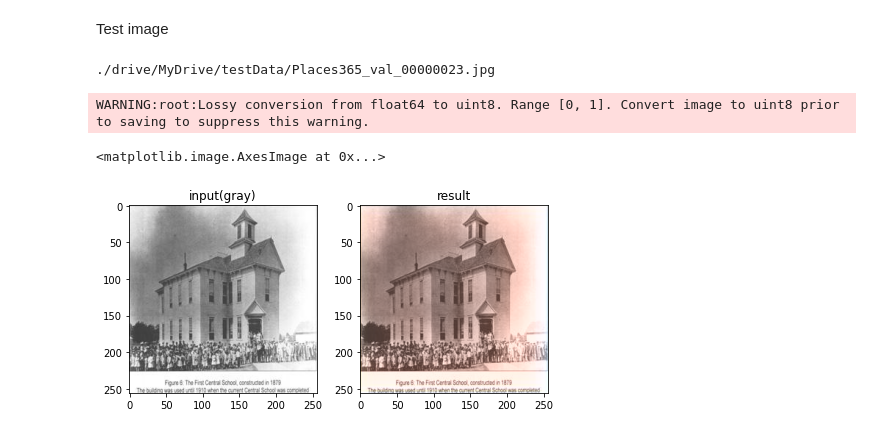
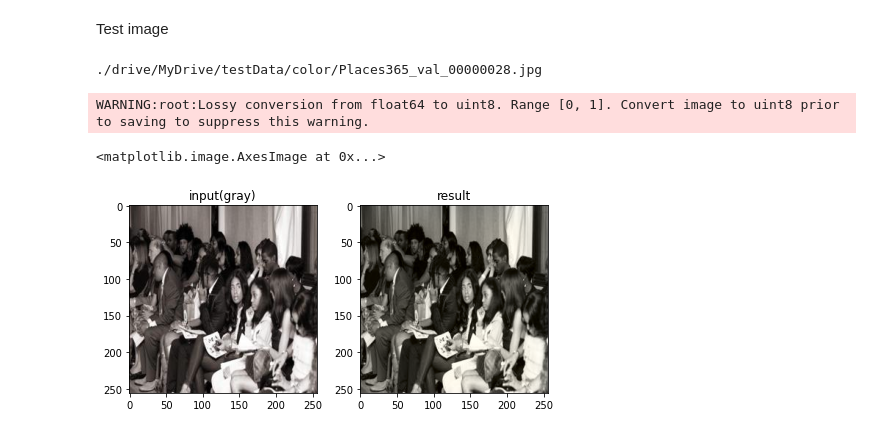
Before and after one commit to Jionee/AI_colorization, a Jupyter notebook: Colorization.ipynb, the cells around one changed output. Cells and saved outputs as stored; diff of their text form; code cells hidden in the pictures.

```diff
--- a/Colorization.ipynb
+++ b/Colorization.ipynb
@@ -17,7 +17,7 @@ import matplotlib.pyplot as plt
 # %% [markdown]
 Import Images
 # %%
-path = './drive/MyDrive/test'
+path = './drive/MyDrive/testData'
 #path = './Desktop/testData'
 #print(os.listdir("./drive/MyDrive/testData"))
 
@@ -95,5 +95,5 @@ _________________________________________________________________
 # %% [markdown]
 Training
 # %%
-model.fit(X,Y,validation_split=0.1, epochs=5, batch_size=8 )
+model.fit(X,Y,validation_split=0.1, epochs=10, batch_size=8 )
 # %% [output]
@@ -122,40 +138,40 @@ tf.keras.models.load_model(
 )
 
 img1_color=[]
-base = './drive/MyDrive/testData/Places365_val_'
-img_num='00000023.jpg'
+base = './drive/MyDrive/testData/color/Places365_val_'
+img_num='00000028.jpg'
 path = base + img_num
 print(path)
 
 img1=img_to_array(load_img(path))
 img1=resize(img1,(256,256))
 img1_color.append(img1)
 
 img1_color = np.array(img1_color,dtype = float)
 img1_color = rgb2lab(1.0/255 * img1_color)[:,:,:,0]
 img1_color = img1_color.reshape(img1_color.shape+(1,))
 
 output1 = model.predict(img1_color)
 output1 = output1*128
 
 result = np.zeros((256,256,3))
 result[:,:,0] = img1_color[0][:,:,0]
 result[:,:,1:] = output1[0]
 imsave("result.png",lab2rgb(result))
 
 #print
 final = lab2rgb(result)
 training = cv2.imread(path)
 
 plt.figure(figsize=(20,20))
 plt.subplot(5,5,1)
 plt.title("input(gray)")
 plt.imshow(training)
 plt.subplot(5,5,2)
 plt.title("result")
 plt.imshow(final)
 # %% [output]
-./drive/MyDrive/testData/Places365_val_00000023.jpg
+./drive/MyDrive/testData/color/Places365_val_00000028.jpg
 WARNING:root:Lossy conversion from float64 to uint8. Range [0, 1]. Convert image to uint8 prior to saving to suppress this warning.
 <matplotlib.image.AxesImage at 0x...>
-[figure, old version]
+[figure, new version]
```
Also changed, not shown: parts of 3 cells of this notebook.
